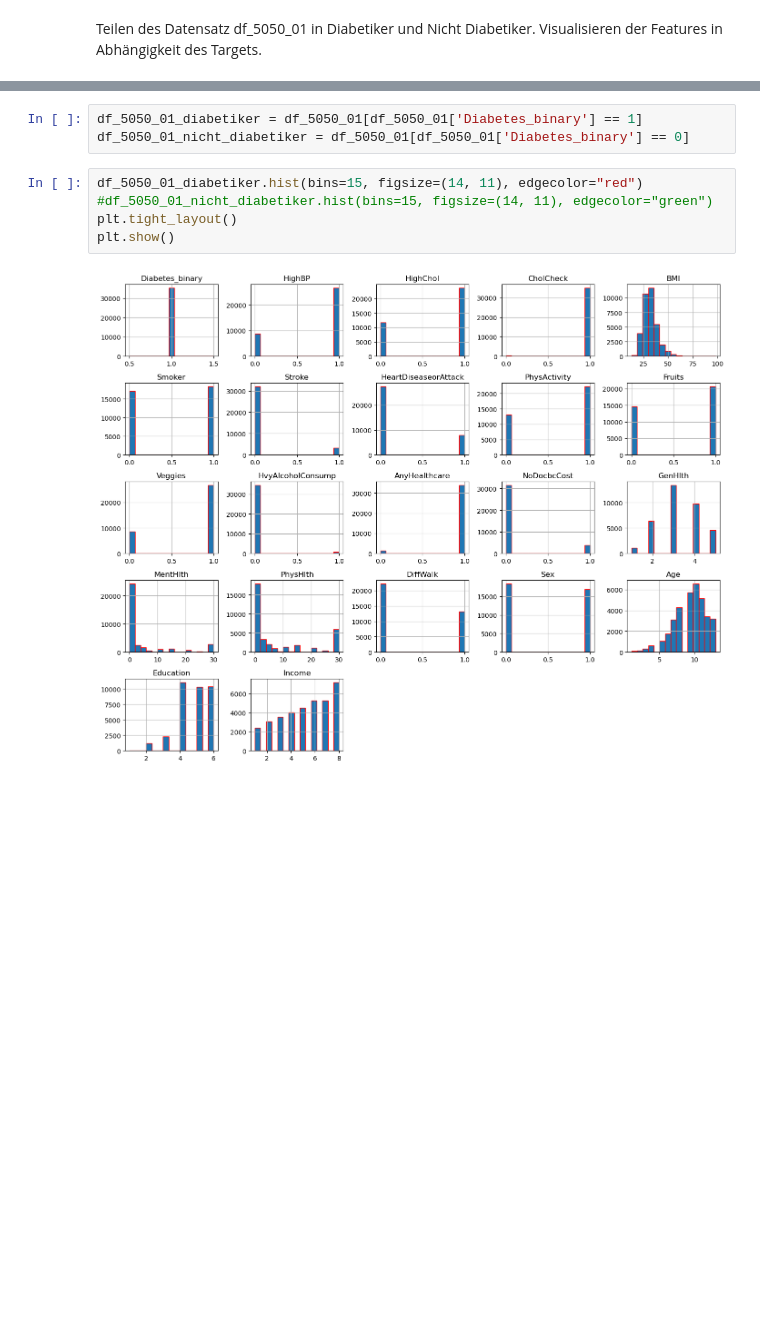
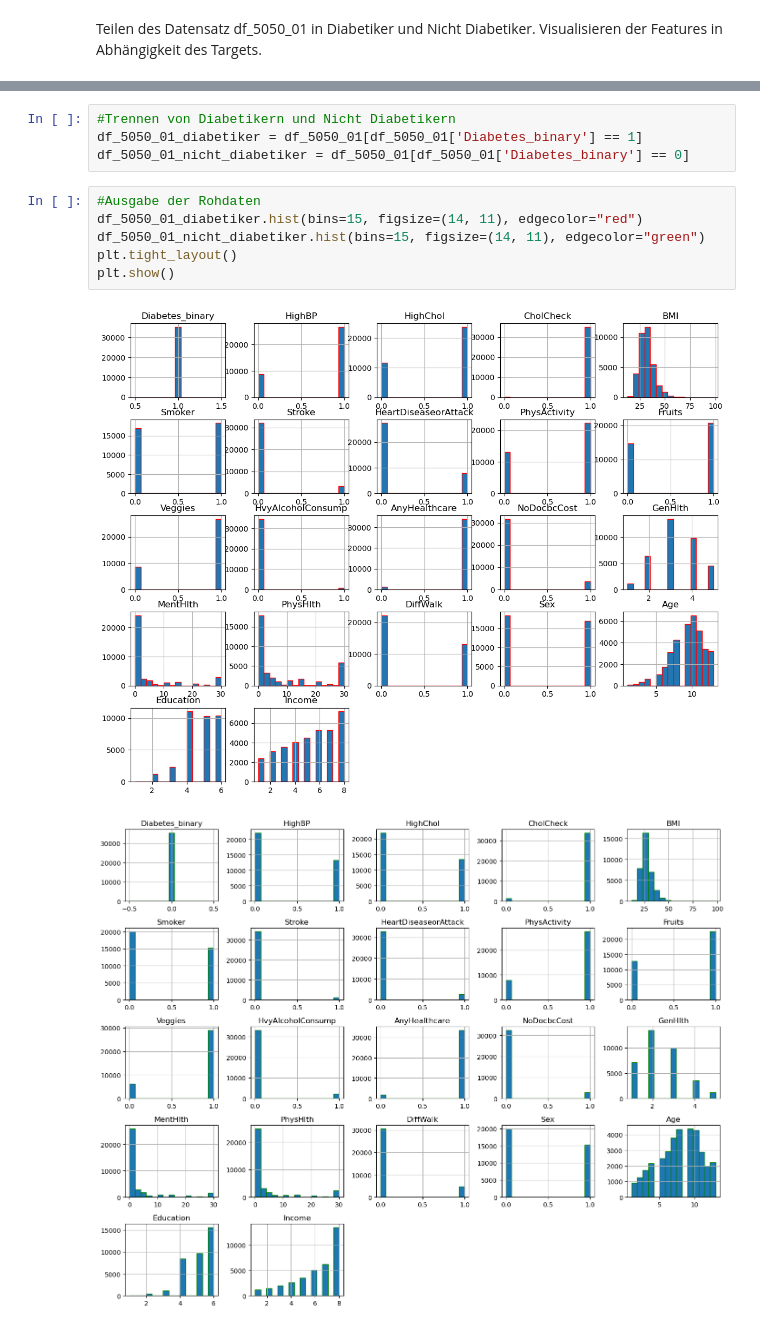
Before and after one commit to AhmadAboud/ml_project_diabetic_prediction, a Jupyter notebook: Daten/InputDatenAnalyse.ipynb, the cells around one changed output, grey strips where cells are left out. Cells and saved outputs as stored; diff of their text form; blank space fills up the shorter version.

```diff
--- a/Daten/InputDatenAnalyse.ipynb
+++ b/Daten/InputDatenAnalyse.ipynb
@@ -192,10 +194,13 @@ Teilen des Datensatz df_5050_01 in Diabetiker und Nicht Diabetiker. Visualisiere
 # %%
+#Trennen von Diabetikern und Nicht Diabetikern
 df_5050_01_diabetiker = df_5050_01[df_5050_01['Diabetes_binary'] == 1]
 df_5050_01_nicht_diabetiker = df_5050_01[df_5050_01['Diabetes_binary'] == 0]
 # %%
+#Ausgabe der Rohdaten
 df_5050_01_diabetiker.hist(bins=15, figsize=(14, 11), edgecolor="red")
-#df_5050_01_nicht_diabetiker.hist(bins=15, figsize=(14, 11), edgecolor="green")
+df_5050_01_nicht_diabetiker.hist(bins=15, figsize=(14, 11), edgecolor="green")
 plt.tight_layout()
 plt.show()
 # %% [output]
-[figure, old version]
+[figure, new version]
+[figure, added]
```
Also changed, not shown: parts of 7 cells of this notebook.
